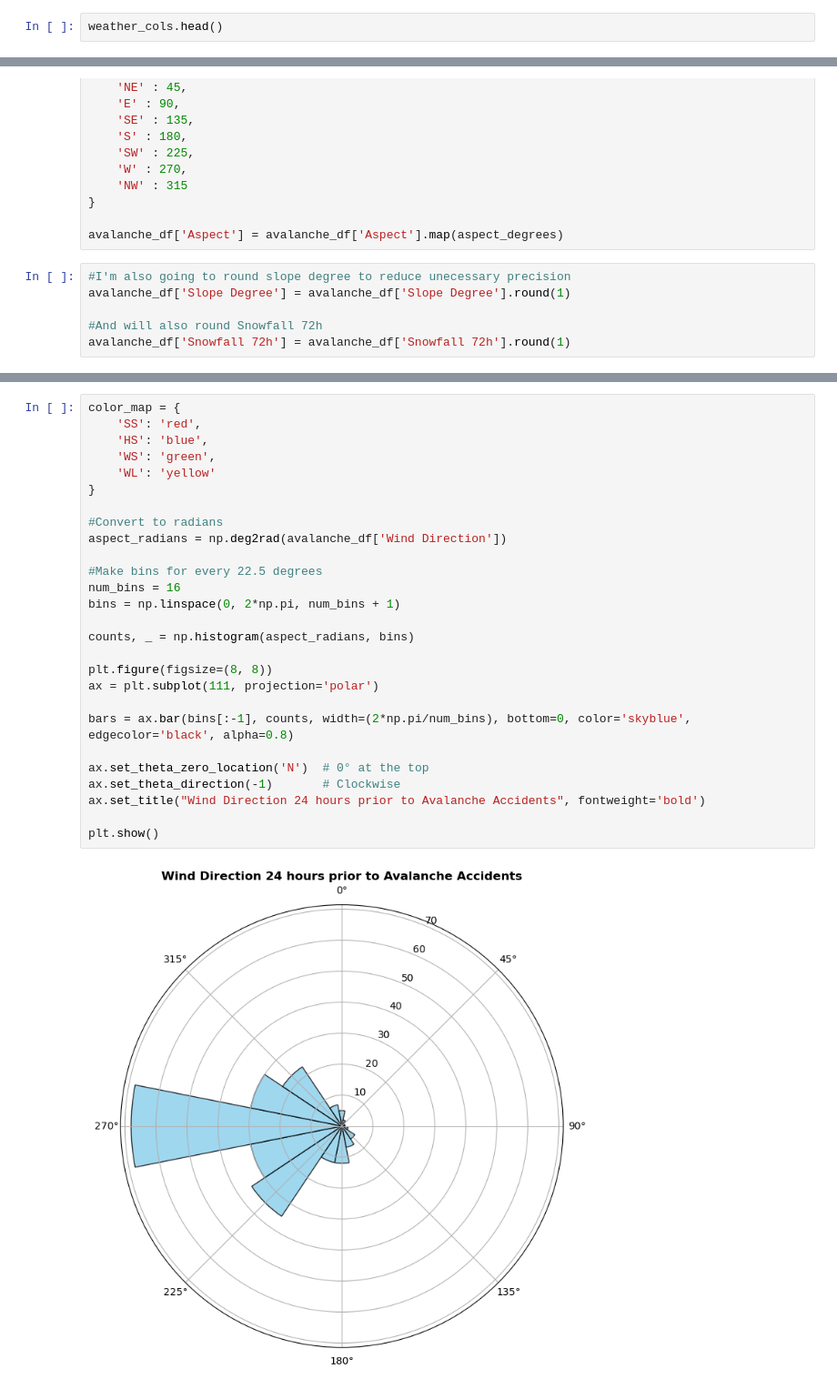
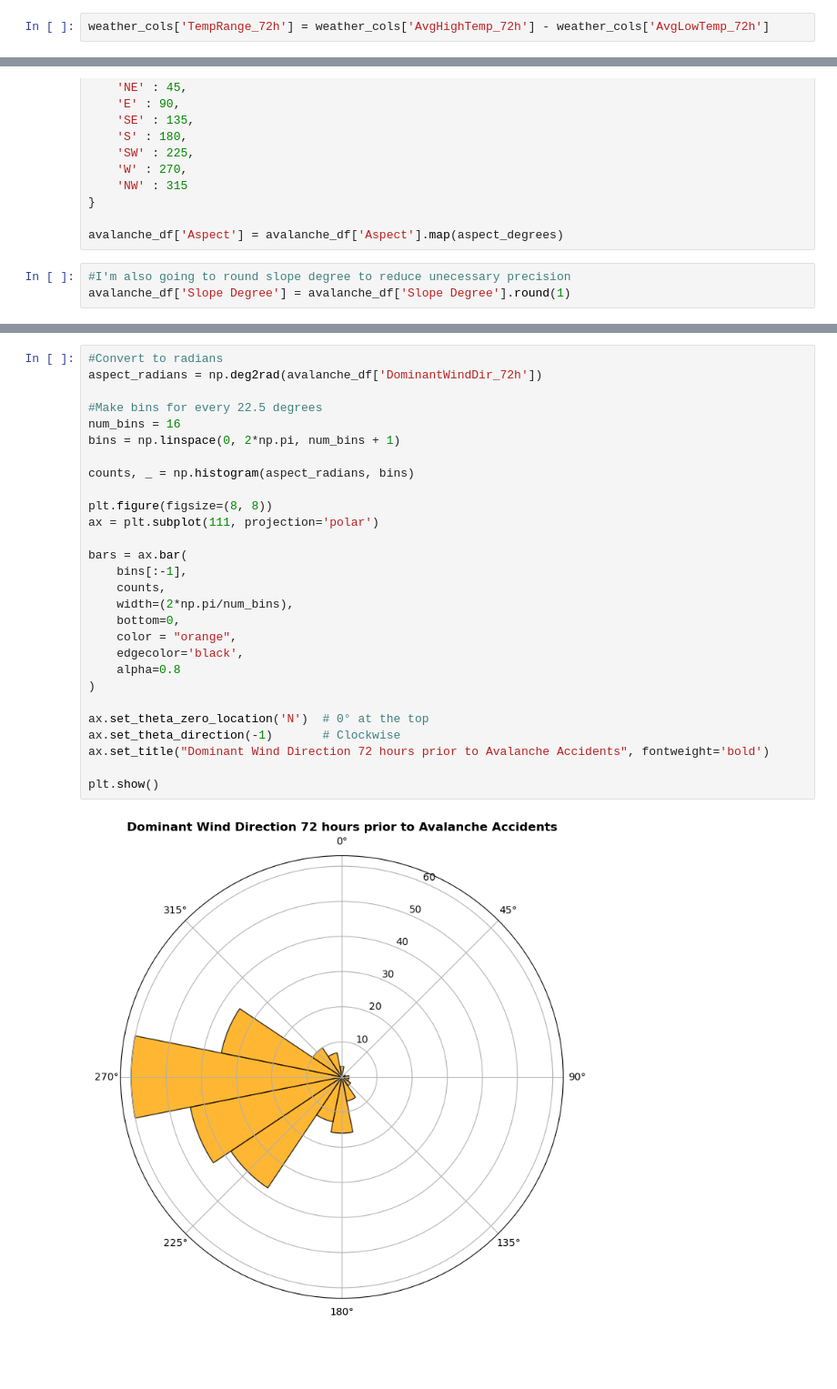
Before and after one commit to GrantSchumacher/avalanche-ml-project, a Jupyter notebook: notebooks/avalanche_ml.ipynb, the cells around one changed output, grey strips where cells are left out. Shown at 91% size. Drawn from its saved outputs; the diff is of its cells as text; blank space fills up the shorter version.

```diff
--- a/notebooks/avalanche_ml.ipynb
+++ b/notebooks/avalanche_ml.ipynb
@@ -658,2 +665,2 @@ weather_cols.describe()
 # %%
-weather_cols.head()
+weather_cols['TempRange_72h'] = weather_cols['AvgHighTemp_72h'] - weather_cols['AvgLowTemp_72h']
@@ -696,9 +708,6 @@ avalanche_df['Aspect'] = avalanche_df['Aspect'].map(aspect_degrees)
 # %%
 #I'm also going to round slope degree to reduce unecessary precision
 avalanche_df['Slope Degree'] = avalanche_df['Slope Degree'].round(1)
-
-#And will also round Snowfall 72h
-avalanche_df['Snowfall 72h'] = avalanche_df['Snowfall 72h'].round(1)
 # %%
 avalanche_df.head()
 # %% [output]
@@ -740,29 +742,30 @@ plt.show()
 # %%
-color_map = {
-    'SS': 'red',
-    'HS': 'blue',
-    'WS': 'green',
-    'WL': 'yellow'
-}
-
 #Convert to radians
-aspect_radians = np.deg2rad(avalanche_df['Wind Direction'])
+aspect_radians = np.deg2rad(avalanche_df['DominantWindDir_72h'])
 
 #Make bins for every 22.5 degrees
 num_bins = 16
 bins = np.linspace(0, 2*np.pi, num_bins + 1)
 
 counts, _ = np.histogram(aspect_radians, bins)
 
 plt.figure(figsize=(8, 8))
 ax = plt.subplot(111, projection='polar')
 
-bars = ax.bar(bins[:-1], counts, width=(2*np.pi/num_bins), bottom=0, color='skyblue', edgecolor='black', alpha=0.8)
+bars = ax.bar(
+    bins[:-1],
+    counts,
+    width=(2*np.pi/num_bins),
+    bottom=0,
+    color = "orange",
+    edgecolor='black',
+    alpha=0.8
+)
 
 ax.set_theta_zero_location('N')  # 0° at the top
 ax.set_theta_direction(-1)       # Clockwise
-ax.set_title("Wind Direction 24 hours prior to Avalanche Accidents", fontweight='bold')
+ax.set_title("Dominant Wind Direction 72 hours prior to Avalanche Accidents", fontweight='bold')
 
 plt.show()
 # %% [output]
-[figure, old version]
+[figure, new version]
```
Also changed, not shown: parts of 11 cells of this notebook.
